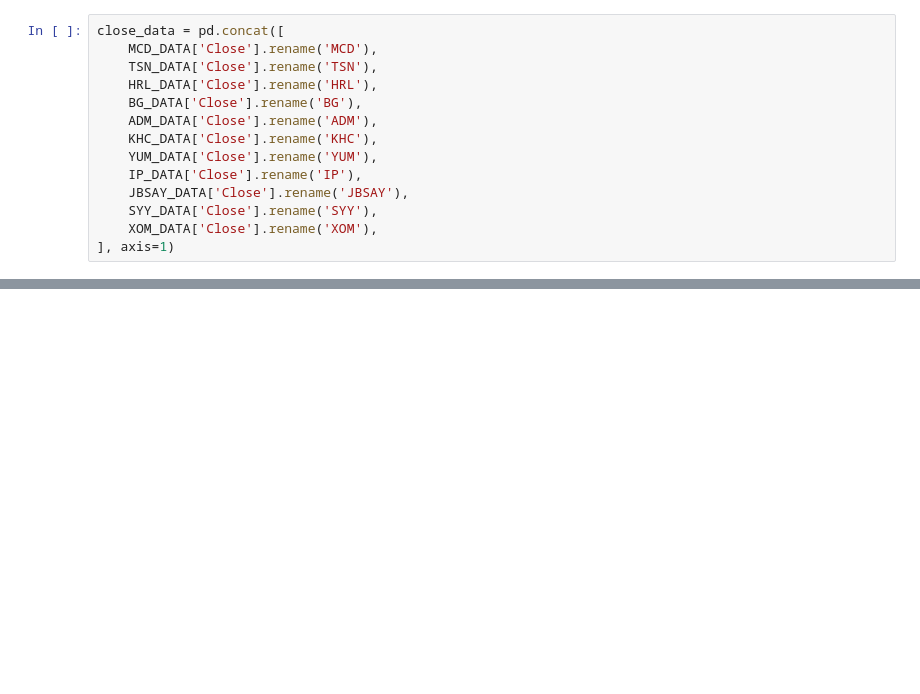
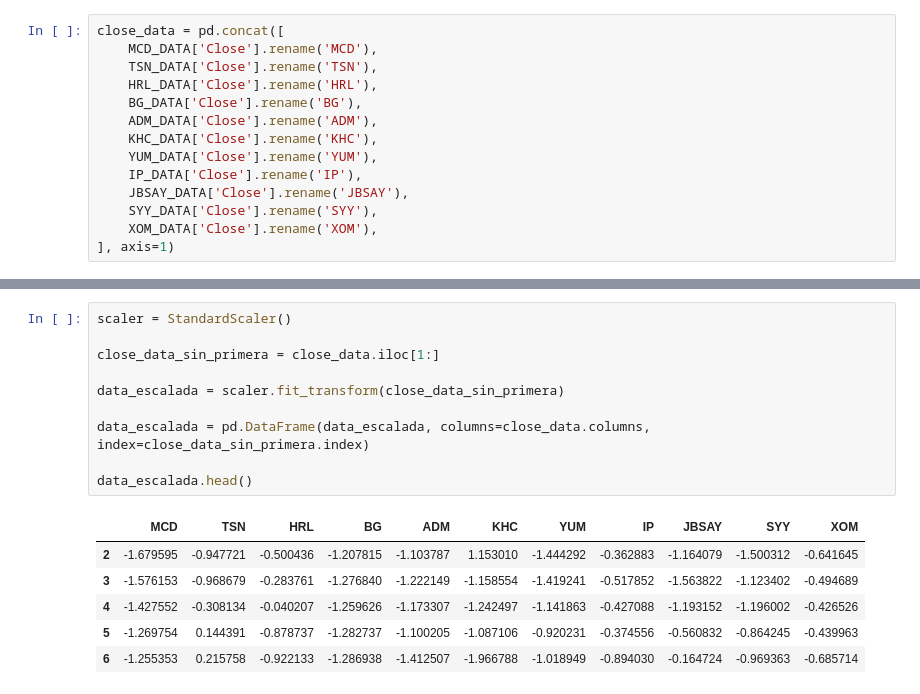
Before and after one commit to Matii111/MCD-PREDICTION, a Jupyter notebook: getData.ipynb, the cells around one changed output, grey strips where cells are left out. Drawn from its saved outputs; the diff is of its cells as text; blank space fills up the shorter version.

```diff
--- a/getData.ipynb
+++ b/getData.ipynb
@@ -163,0 +169,17 @@ close_data.head()
+# %%
+scaler = StandardScaler()
+
+close_data_sin_primera = close_data.iloc[1:]
+
+data_escalada = scaler.fit_transform(close_data_sin_primera)
+
+data_escalada = pd.DataFrame(data_escalada, columns=close_data.columns, index=close_data_sin_primera.index)
+
+data_escalada.head()
+# %% [output]
+|  | MCD | TSN | HRL | BG | ADM | KHC | YUM | IP | JBSAY | SYY | XOM |
+| 2 | -1.679595 | -0.947721 | -0.500436 | -1.207815 | -1.103787 | 1.153010 | -1.444292 | -0.362883 | -1.164079 | -1.500312 | -0.641645 |
+| 3 | -1.576153 | -0.968679 | -0.283761 | -1.276840 | -1.222149 | -1.158554 | -1.419241 | -0.517852 | -1.563822 | -1.123402 | -0.494689 |
+| 4 | -1.427552 | -0.308134 | -0.040207 | -1.259626 | -1.173307 | -1.242497 | -1.141863 | -0.427088 | -1.193152 | -1.196002 | -0.426526 |
+| 5 | -1.269754 | 0.144391 | -0.878737 | -1.282737 | -1.100205 | -1.087106 | -0.920231 | -0.374556 | -0.560832 | -0.864245 | -0.439963 |
+| 6 | -1.255353 | 0.215758 | -0.922133 | -1.286938 | -1.412507 | -1.966788 | -1.018949 | -0.894030 | -0.164724 | -0.969363 | -0.685714 |
```
Also changed, not shown: parts of 13 cells of this notebook, 11 other files.
